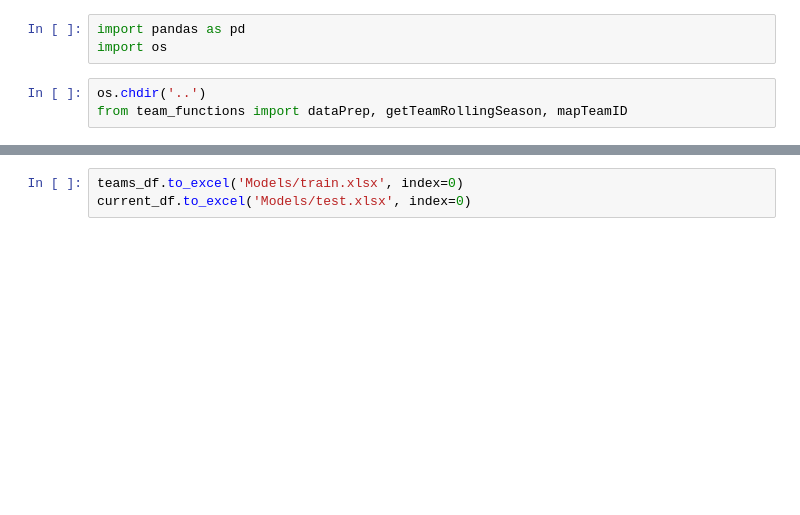
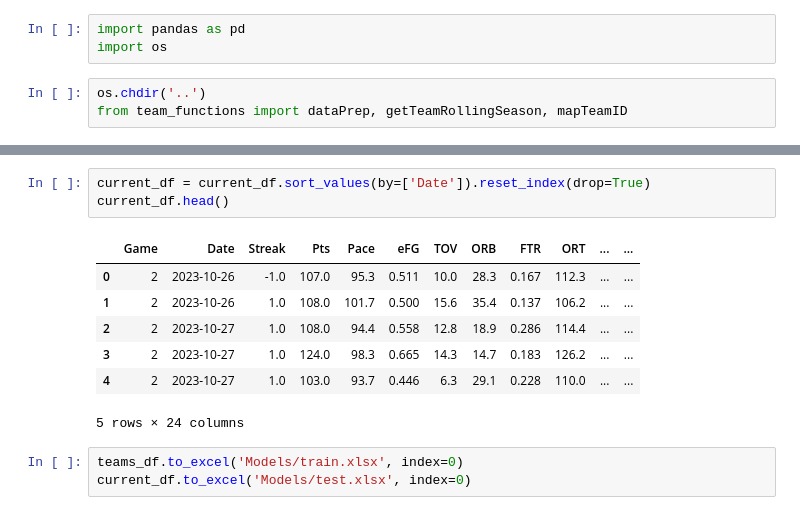
Before and after one commit to marioutiel/TFG, a Jupyter notebook: Models/TrainData.ipynb, the cells around one changed output, grey strips where cells are left out. Saved outputs shown, nothing was run; the diff lists cells and outputs as text; blank space fills up the shorter version.

```diff
--- a/Models/TrainData.ipynb
+++ b/Models/TrainData.ipynb
@@ -35,3 +43,14 @@ current_df = current_df.drop(columns=['Date']).reset_index(drop=True)
+# %%
+current_df = current_df.sort_values(by=['Date']).reset_index(drop=True)
+current_df.head()
+# %% [output]
+|  | Game | Date | Streak | Pts | Pace | eFG | TOV | ORB | FTR | ORT | ... | ... |
+| 0 | 2 | 2023-10-26 | -1.0 | 107.0 | 95.3 | 0.511 | 10.0 | 28.3 | 0.167 | 112.3 | ... | ... |
+| 1 | 2 | 2023-10-26 | 1.0 | 108.0 | 101.7 | 0.500 | 15.6 | 35.4 | 0.137 | 106.2 | ... | ... |
+| 2 | 2 | 2023-10-27 | 1.0 | 108.0 | 94.4 | 0.558 | 12.8 | 18.9 | 0.286 | 114.4 | ... | ... |
+| 3 | 2 | 2023-10-27 | 1.0 | 124.0 | 98.3 | 0.665 | 14.3 | 14.7 | 0.183 | 126.2 | ... | ... |
+| 4 | 2 | 2023-10-27 | 1.0 | 103.0 | 93.7 | 0.446 | 6.3 | 29.1 | 0.228 | 110.0 | ... | ... |
+5 rows × 24 columns
 # %%
 teams_df.to_excel('Models/train.xlsx', index=0)
 current_df.to_excel('Models/test.xlsx', index=0)
```
Also changed, not shown: parts of 3 cells of this notebook, 49 other files.
